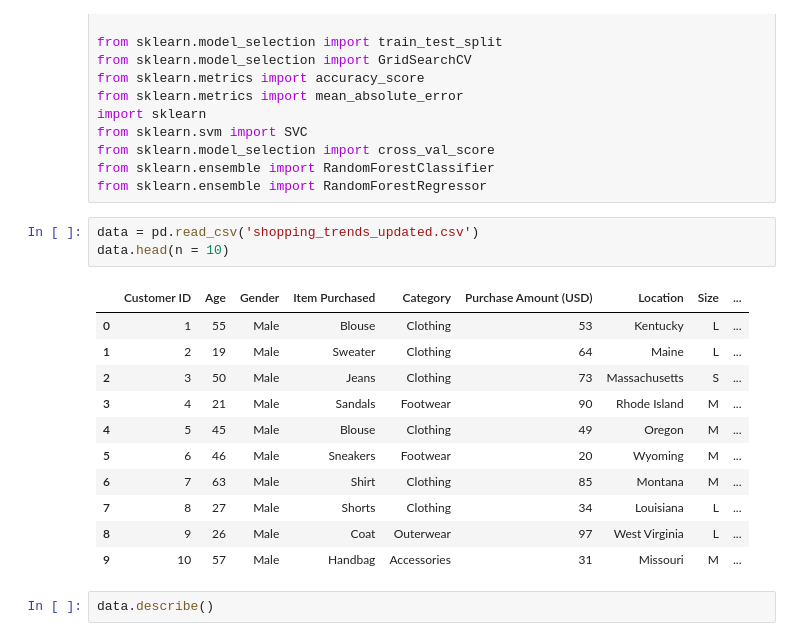
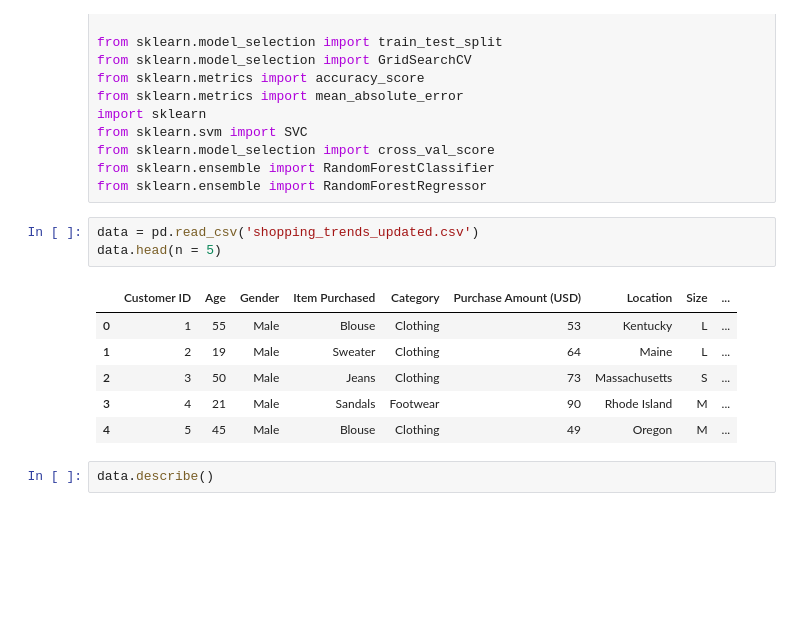
Before and after one commit to mendax1234/SC1015-Project-Customer-Shopping-Trends, a Jupyter notebook: Random-Forest.ipynb, the cells around one changed output. Cells and saved outputs as stored; diff of their text form; blank space fills up the shorter version.

```diff
--- a/Random-Forest.ipynb
+++ b/Random-Forest.ipynb
@@ -19,19 +19,14 @@ from sklearn.ensemble import RandomForestClassifier
 from sklearn.ensemble import RandomForestRegressor
 # %%
 data = pd.read_csv('shopping_trends_updated.csv')
-data.head(n = 10)
+data.head(n = 5)
 # %% [output]
 |  | Customer ID | Age | Gender | Item Purchased | Category | Purchase Amount (USD) | Location | Size | ... |
 | 0 | 1 | 55 | Male | Blouse | Clothing | 53 | Kentucky | L | ... |
 | 1 | 2 | 19 | Male | Sweater | Clothing | 64 | Maine | L | ... |
 | 2 | 3 | 50 | Male | Jeans | Clothing | 73 | Massachusetts | S | ... |
 | 3 | 4 | 21 | Male | Sandals | Footwear | 90 | Rhode Island | M | ... |
 | 4 | 5 | 45 | Male | Blouse | Clothing | 49 | Oregon | M | ... |
-| 5 | 6 | 46 | Male | Sneakers | Footwear | 20 | Wyoming | M | ... |
-| 6 | 7 | 63 | Male | Shirt | Clothing | 85 | Montana | M | ... |
-| 7 | 8 | 27 | Male | Shorts | Clothing | 34 | Louisiana | L | ... |
-| 8 | 9 | 26 | Male | Coat | Outerwear | 97 | West Virginia | L | ... |
-| 9 | 10 | 57 | Male | Handbag | Accessories | 31 | Missouri | M | ... |
 # %%
 data.describe()
 # %% [output]
```
Also changed, not shown: parts of 26 cells of this notebook, 1 other file.
